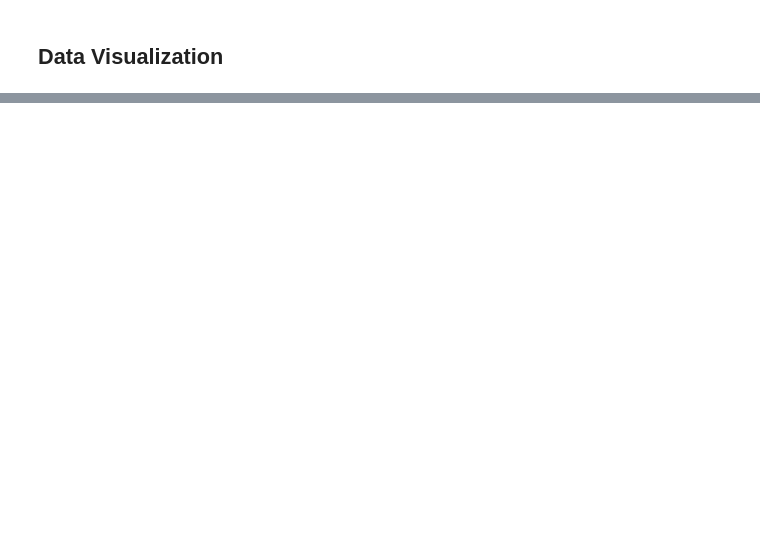
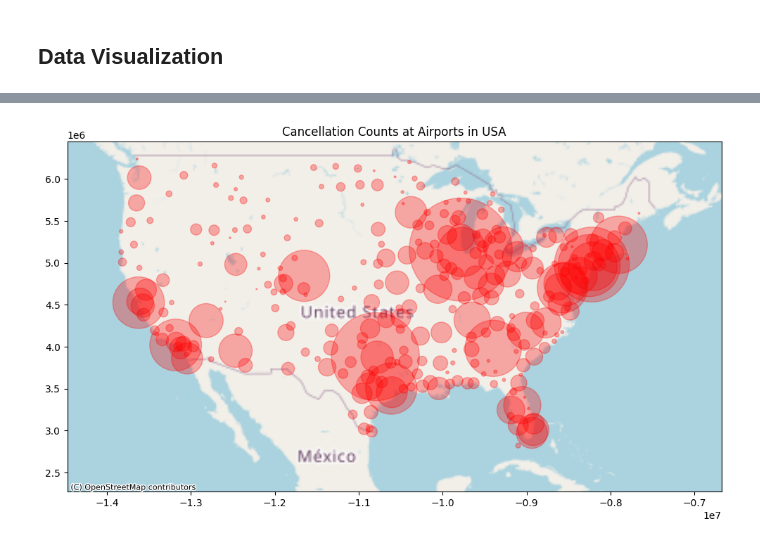
Before and after one commit to JakeMalis/DS-3000-Final, a Jupyter notebook: Phase 2.ipynb, the cells around one changed output, grey strips where cells are left out. Drawn from its saved outputs; the diff is of its cells as text; code cells hidden in the pictures; blank space fills up the shorter version.

Commit message:
tweaked the visuals

```diff
--- a/Phase 2.ipynb
+++ b/Phase 2.ipynb
@@ -62,0 +135,54 @@ alt.data_transformers.disable_max_rows()
+# %%
+# 1. What causes or correlations (time of travel, weather, etc) we can link to delays and
+# cancellations — can we make predictions or improve these?
+
+
+# Filter for cancelled departures
+cancelled = flights_df[flights_df['CANCELLED']==1]
+
+
+agg = cancelled.groupby(['ORIGIN_AIRPORT', 'origin_airport/LATITUDE', 'origin_airport/LONGITUDE']).size().reset_index(name='cancellations')
+
+point = []
+
+for idx in range(len(agg)):
+    longitude = agg['origin_airport/LONGITUDE'].iloc[idx]
+    latitude = agg['origin_airport/LATITUDE'].iloc[idx]
+    point.append(Point(longitude, latitude))
+
+
+agg['geometry'] = point
+agg.head()
+
+# set coordinate reference to USA and google maps
+gdf = gpd.GeoDataFrame(agg, geometry='geometry')
+gdf.set_crs(epsg=4326, inplace=True)
+
+# Reproject to Web Mercator for contextily
+gdf_3857 = gdf.to_crs(epsg=3857)
+
+
+
+# Bounding box for USA, so we see the ones in USA only
+bbox = box(-130, 20, -60, 50)
+bbox_gdf = gpd.GeoDataFrame({'geometry': [bbox]}, crs='epsg:4326')
+bbox_3857 = bbox_gdf.to_crs(epsg=3857)
+
+
+# Get the bounds (xmin, ymin, xmax, ymax)
+xmin, ymin, xmax, ymax = bbox_3857.total_bounds
+
+# This is just making the whole plot.
+fig, ax = plt.subplots(figsize=(12, 8))
+
+# the dots are the cancellation counts. higher concentration means more cancellations.
+gdf_3857.plot(ax=ax, markersize=gdf_3857['cancellations']*1.3, color='red', alpha=0.3)
+ctx.add_basemap(ax, source=ctx.providers.OpenStreetMap.Mapnik)
+
+# And also this is just
+ax.set_xlim(xmin, xmax)
+ax.set_ylim(ymin, ymax)
+ax.set_title("Cancellation Counts at Airports in USA")
+plt.show()
+# %% [output]
+[figure, added]
```
Also changed, not shown: parts of 5 cells of this notebook, 4 other files.
